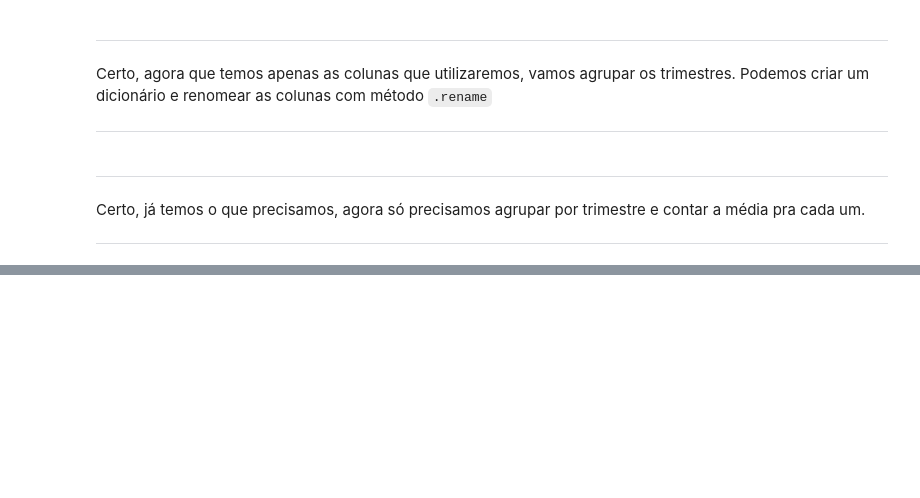
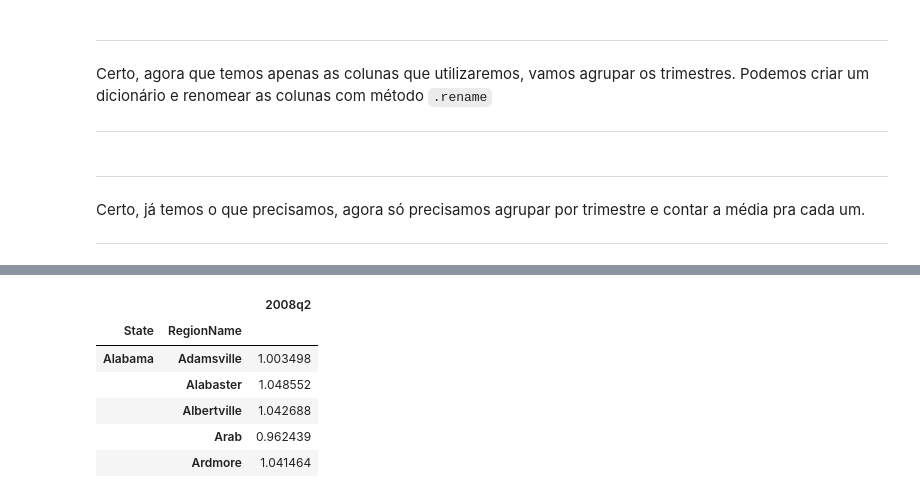
Before and after one commit to gustavocrod/Data-Science, a Jupyter notebook: Housing Price/housing_price.ipynb, the cells around one changed output, grey strips where cells are left out. Cells and saved outputs as stored; diff of their text form; code cells hidden in the pictures; blank space fills up the shorter version.

```diff
--- a/Housing Price/housing_price.ipynb
+++ b/Housing Price/housing_price.ipynb
@@ -446,28 +426,33 @@ dict_quarters = {}
 
 for year in range (2000, 2016):
     for month in range(1, 13):
-        cols.append(f"{year}-{month:02d}")
+        if month < 10:
+            smonth = '0' + str(month)
+        query_string = (str(year)+"-" + str(month))
+        cols.append(query_string)
         if (month <= 3):
-            dict_quarters[(f"{year}-{month:02d}")] = (f"{year}q1")
+            dict_quarters[query_string] = (str(year)+"q1")
         elif (month >= 4 and month <= 6):
-            dict_quarters[(f"{year}-{month:02d}")] = (f"{year}q2")
+            dict_quarters[query_string] = (str(year)+"q2")
         elif (month >= 7 and month <= 9):
-            dict_quarters[(f"{year}-{month:02d}")] = (f"{year}q3")
+            dict_quarters[query_string] = (str(year)+"q3")
         else:
-            dict_quarters[(f"{year}-{month:02d}")] = (f"{year}q4")
+            dict_quarters[query_string] = (str(year)+"q4")
 
 
 # como 2016 vai até mes 8, vamos fazer o ultimo ano separado
 for month in range(1, 9):
-    cols.append(f"2016-{month:02d}")
+    smonth = '0' + str(month)
+    query_string = ("2016-" + smonth)
+    cols.append(query_string)
     if (month <= 3):
-        dict_quarters[(f"2016-{month:02d}")] = (f"2016q1")
+        dict_quarters[query_string] = ("2016q1")
     elif (month >= 4 and month <= 6):
-        dict_quarters[(f"2016-{month:02d}")] = (f"2016q2")
+        dict_quarters[query_string] = ("2016q2")
     elif (month >= 7 and month <= 9):
-        dict_quarters[(f"2016-{month:02d}")] = (f"2016q3")
+        dict_quarters[query_string] = ("2016q3")
     else:
-        dict_quarters[(f"2016-{month:02d}")] = (f"2016q4")
+        dict_quarters[query_string] = ("2016q4")
 
 df_homes.rename(columns=dict_quarters, inplace=True)
 # %% [markdown]
@@ -568,0 +603,17 @@ convert_housing_data_to_quarters()
+# %%
+housing_df = convert_housing_data_to_quarters()
+
+start_recession = '2008q2'
+recession_botton = get_recession_bottom()
+
+housing_df[start_recession] = housing_df[start_recession]/housing_df[recession_botton]
+housing_df = housing_df.filter(['2008q2']).dropna()
+housing_df.head()
+# %% [output]
+|  |  | 2008q2 |
+| State | RegionName |  |
+| Alabama | Adamsville | 1.003498 |
+|  | Alabaster | 1.048552 |
+|  | Albertville | 1.042688 |
+|  | Arab | 0.962439 |
+|  | Ardmore | 1.041464 |
```
Also changed, not shown: parts of 17 cells of this notebook.
